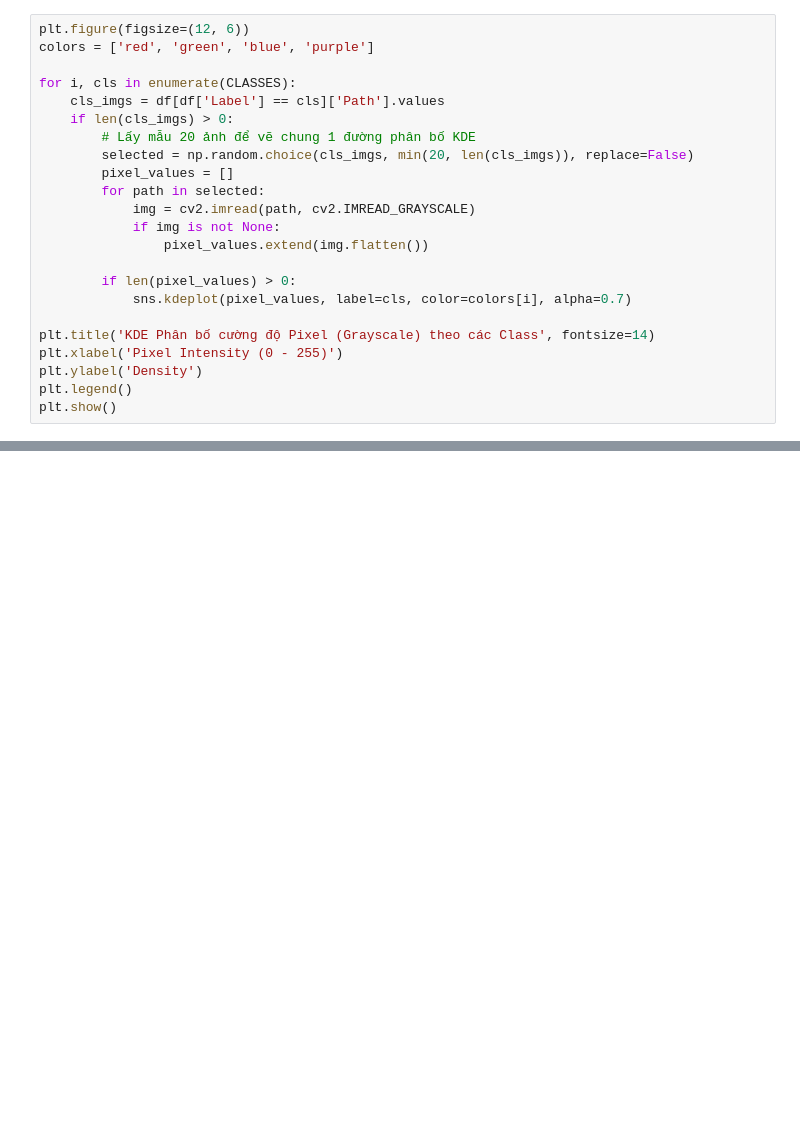
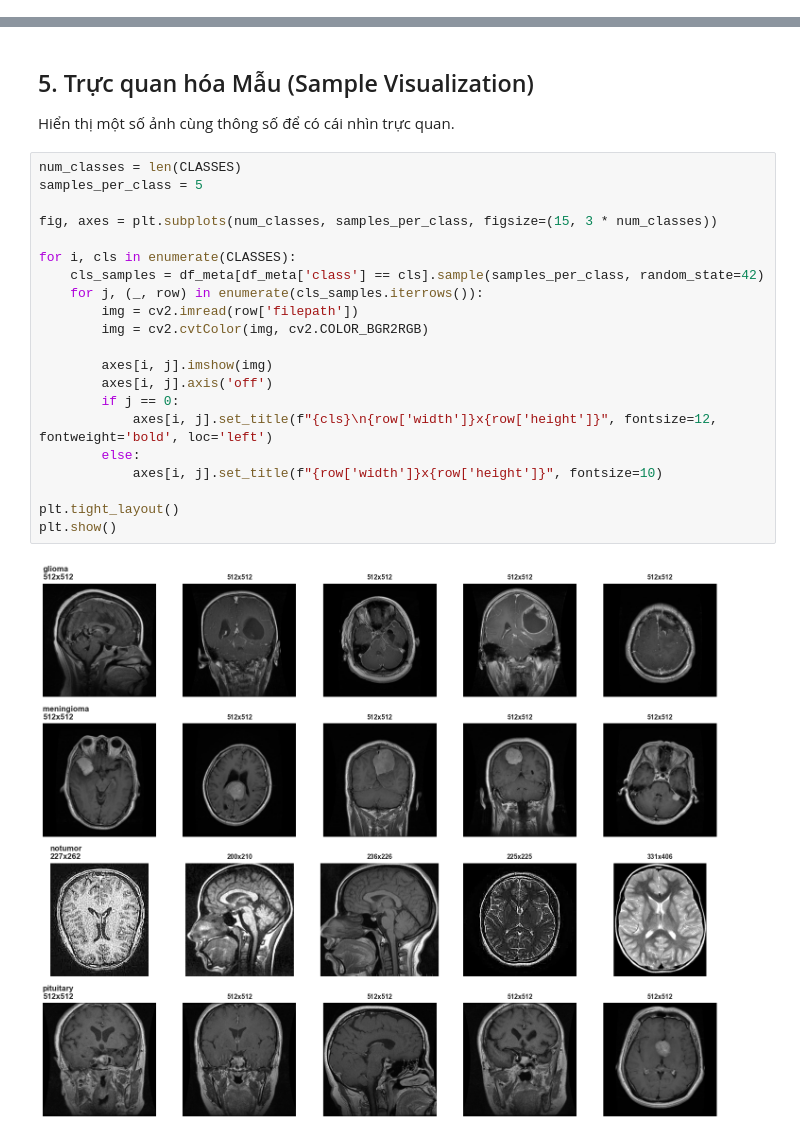
Before and after one commit to Thehy-IT/DS_filnal_Brain, a Jupyter notebook: notebooks/01_EDA_Deep_Analysis.ipynb, the cells around one changed output, grey strips where cells are left out. Cells and saved outputs as stored; diff of their text form; blank space fills up the shorter version.

```diff
--- a/notebooks/01_EDA_Deep_Analysis.ipynb
+++ b/notebooks/01_EDA_Deep_Analysis.ipynb
@@ -128,23 +108,0 @@ Biểu đồ phân bố màu sắc (Histogram) giúp phát hiện xem hình ản
-# %%
-plt.figure(figsize=(12, 6))
-colors = ['red', 'green', 'blue', 'purple']
-
-for i, cls in enumerate(CLASSES):
-    cls_imgs = df[df['Label'] == cls]['Path'].values
-    if len(cls_imgs) > 0:
-        # Lấy mẫu 20 ảnh để vẽ chung 1 đường phân bố KDE
-        selected = np.random.choice(cls_imgs, min(20, len(cls_imgs)), replace=False)
-        pixel_values = []
-        for path in selected:
-            img = cv2.imread(path, cv2.IMREAD_GRAYSCALE)
-            if img is not None:
-                pixel_values.extend(img.flatten())
-
-        if len(pixel_values) > 0:
-            sns.kdeplot(pixel_values, label=cls, color=colors[i], alpha=0.7)
-
-plt.title('KDE Phân bố cường độ Pixel (Grayscale) theo các Class', fontsize=14)
-plt.xlabel('Pixel Intensity (0 - 255)')
-plt.ylabel('Density')
-plt.legend()
-plt.show()
@@ -152,0 +229,26 @@ plt.show()
+# %% [markdown]
+## 5. Trực quan hóa Mẫu (Sample Visualization)
+Hiển thị một số ảnh cùng thông số để có cái nhìn trực quan.
+# %%
+num_classes = len(CLASSES)
+samples_per_class = 5
+
+fig, axes = plt.subplots(num_classes, samples_per_class, figsize=(15, 3 * num_classes))
+
+for i, cls in enumerate(CLASSES):
+    cls_samples = df_meta[df_meta['class'] == cls].sample(samples_per_class, random_state=42)
+    for j, (_, row) in enumerate(cls_samples.iterrows()):
+        img = cv2.imread(row['filepath'])
+        img = cv2.cvtColor(img, cv2.COLOR_BGR2RGB)
+
+        axes[i, j].imshow(img)
+        axes[i, j].axis('off')
+        if j == 0:
+            axes[i, j].set_title(f"{cls}\n{row['width']}x{row['height']}", fontsize=12, fontweight='bold', loc='left')
+        else:
+            axes[i, j].set_title(f"{row['width']}x{row['height']}", fontsize=10)
+
+plt.tight_layout()
+plt.show()
+# %% [output]
+[figure, added]
```
Also changed, not shown: parts of 26 cells of this notebook, 6 other files.
